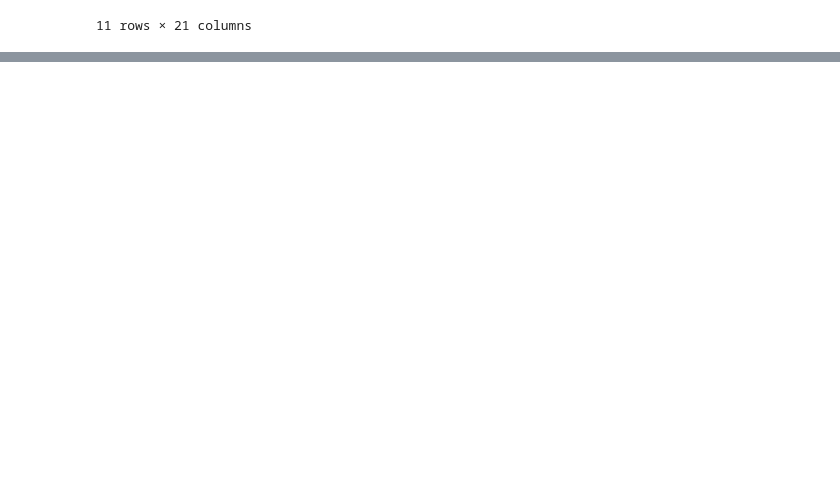
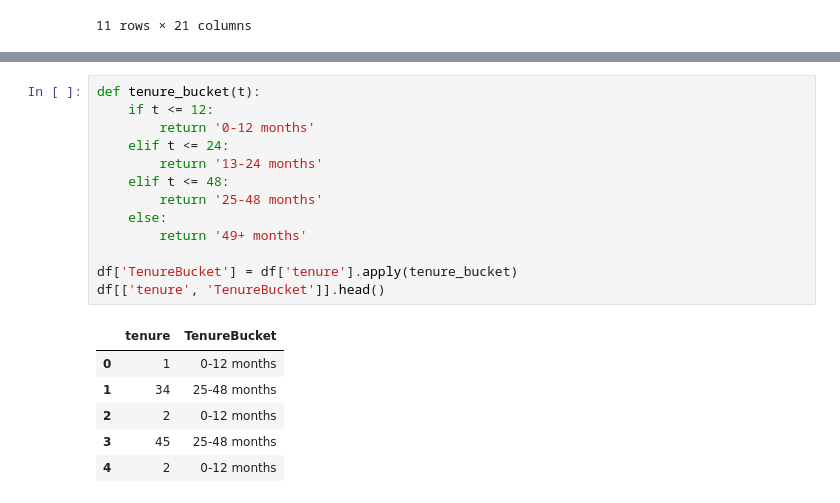
Before and after one commit to drikshathakur786/churnlens-customer-retention-analytics, a Jupyter notebook: python/01_eda.ipynb, the cells around one changed output, grey strips where cells are left out. Drawn from its saved outputs; the diff is of its cells as text; blank space fills up the shorter version.

```diff
--- a/python/01_eda.ipynb
+++ b/python/01_eda.ipynb
@@ -73,0 +118,20 @@ df[df['TotalCharges'] == ' ']
+# %%
+def tenure_bucket(t):
+    if t <= 12:
+        return '0-12 months'
+    elif t <= 24:
+        return '13-24 months'
+    elif t <= 48:
+        return '25-48 months'
+    else:
+        return '49+ months'
+
+df['TenureBucket'] = df['tenure'].apply(tenure_bucket)
+df[['tenure', 'TenureBucket']].head()
+# %% [output]
+|  | tenure | TenureBucket |
+| 0 | 1 | 0-12 months |
+| 1 | 34 | 25-48 months |
+| 2 | 2 | 0-12 months |
+| 3 | 45 | 25-48 months |
+| 4 | 2 | 0-12 months |
```
Also changed, not shown: parts of 11 cells of this notebook.
